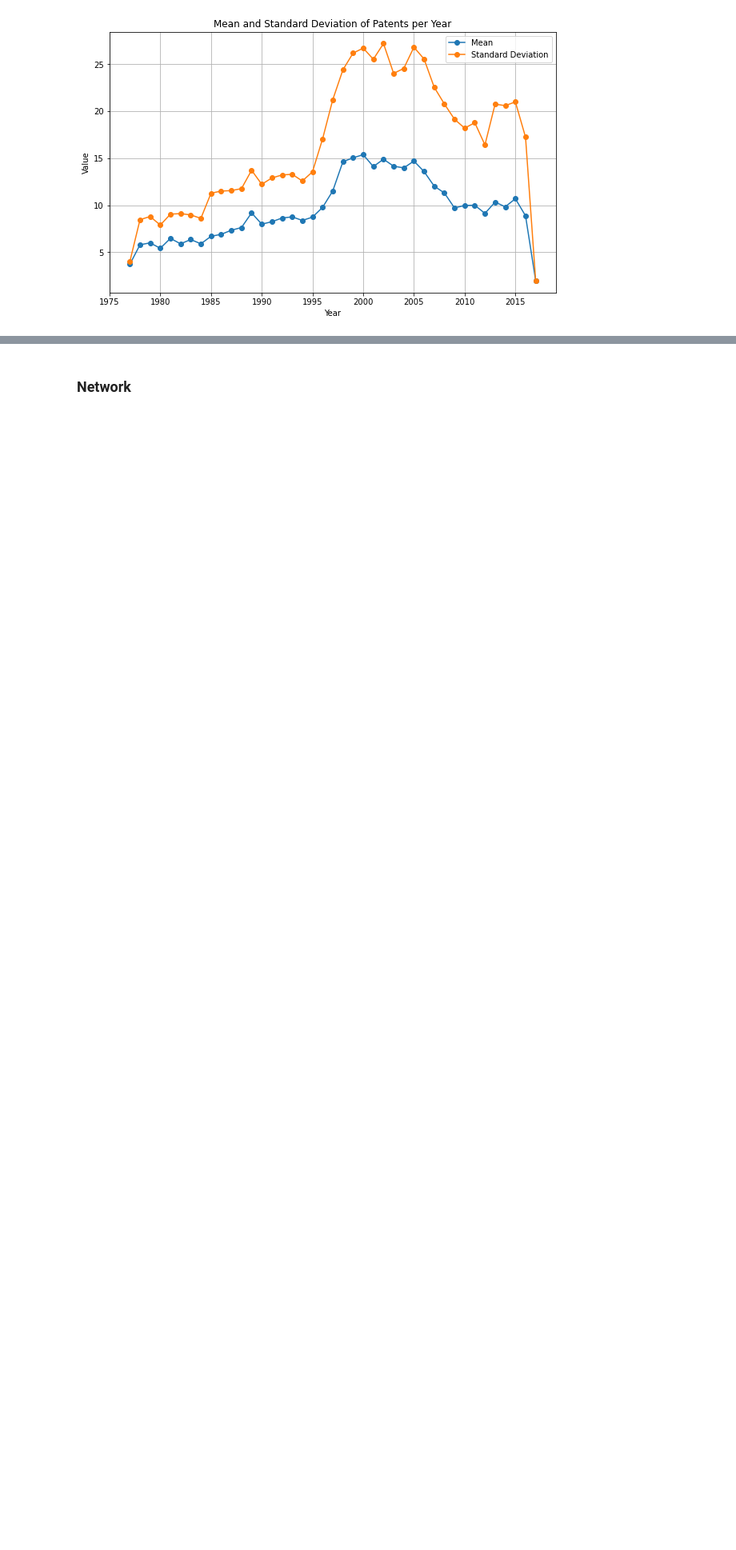
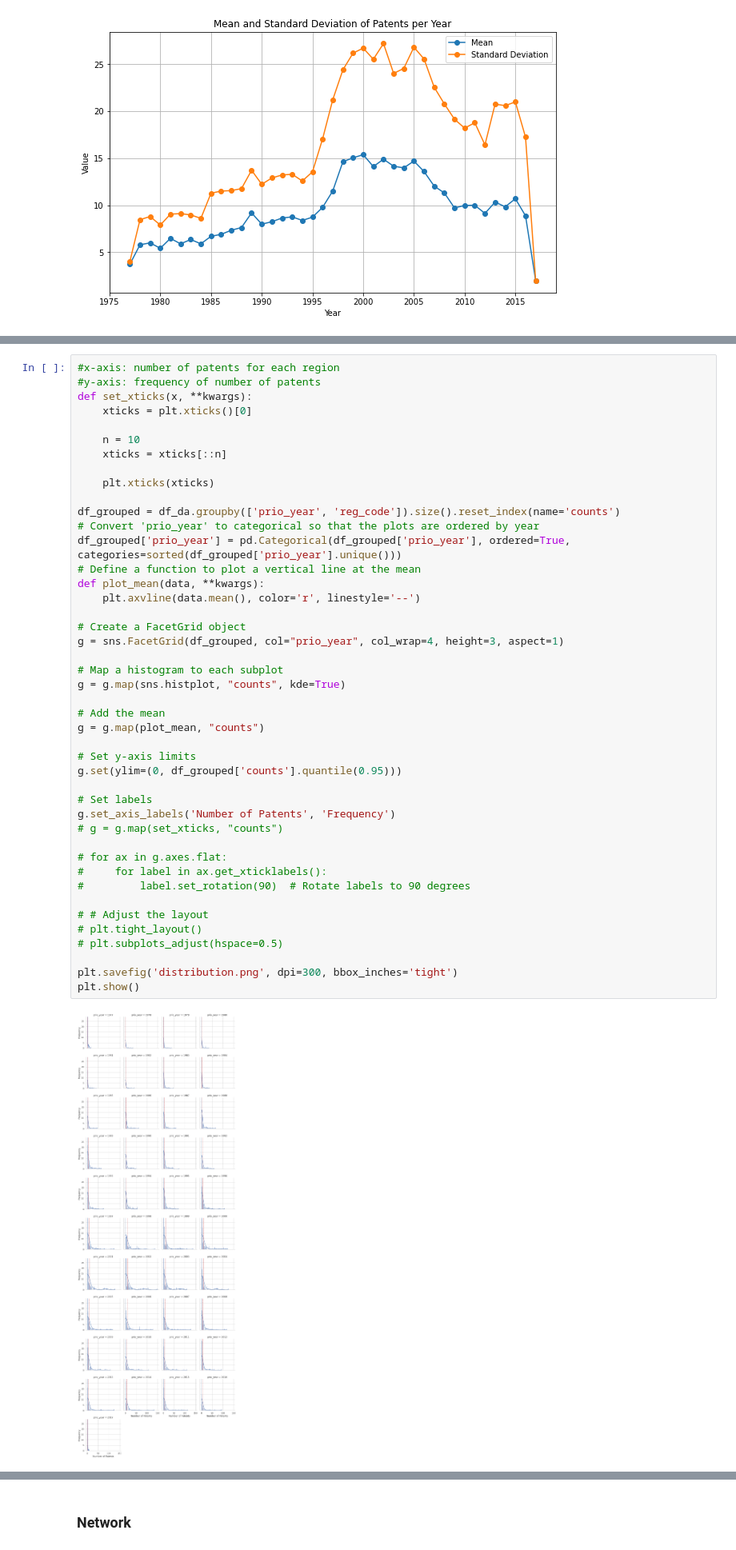
Before and after one commit to zhuoranliu22/dissertation, a Jupyter notebook: Analysis.ipynb, the cells around one changed output, grey strips where cells are left out. Shown at 80% size. Drawn from its saved outputs; the diff is of its cells as text; blank space fills up the shorter version.

```diff
--- a/Analysis.ipynb
+++ b/Analysis.ipynb
@@ -115,0 +121,46 @@ plt.show()
+# %%
+#x-axis: number of patents for each region
+#y-axis: frequency of number of patents
+def set_xticks(x, **kwargs):
+    xticks = plt.xticks()[0]
+
+    n = 10
+    xticks = xticks[::n]
+
+    plt.xticks(xticks)
+
+df_grouped = df_da.groupby(['prio_year', 'reg_code']).size().reset_index(name='counts')
+# Convert 'prio_year' to categorical so that the plots are ordered by year
+df_grouped['prio_year'] = pd.Categorical(df_grouped['prio_year'], ordered=True, categories=sorted(df_grouped['prio_year'].unique()))
+# Define a function to plot a vertical line at the mean
+def plot_mean(data, **kwargs):
+    plt.axvline(data.mean(), color='r', linestyle='--')
+
+# Create a FacetGrid object
+g = sns.FacetGrid(df_grouped, col="prio_year", col_wrap=4, height=3, aspect=1)
+
+# Map a histogram to each subplot
+g = g.map(sns.histplot, "counts", kde=True)
+
+# Add the mean
+g = g.map(plot_mean, "counts")
+
+# Set y-axis limits
+g.set(ylim=(0, df_grouped['counts'].quantile(0.95)))
+
+# Set labels
+g.set_axis_labels('Number of Patents', 'Frequency')
+# g = g.map(set_xticks, "counts")
+
+# for ax in g.axes.flat:
+#     for label in ax.get_xticklabels():
+#         label.set_rotation(90)  # Rotate labels to 90 degrees
+
+# # Adjust the layout
+# plt.tight_layout()
+# plt.subplots_adjust(hspace=0.5)
+
+plt.savefig('distribution.png', dpi=300, bbox_inches='tight')
+plt.show()
+# %% [output]
+[figure, added]
```
Also changed, not shown: parts of 51 cells of this notebook, 1 other file.
